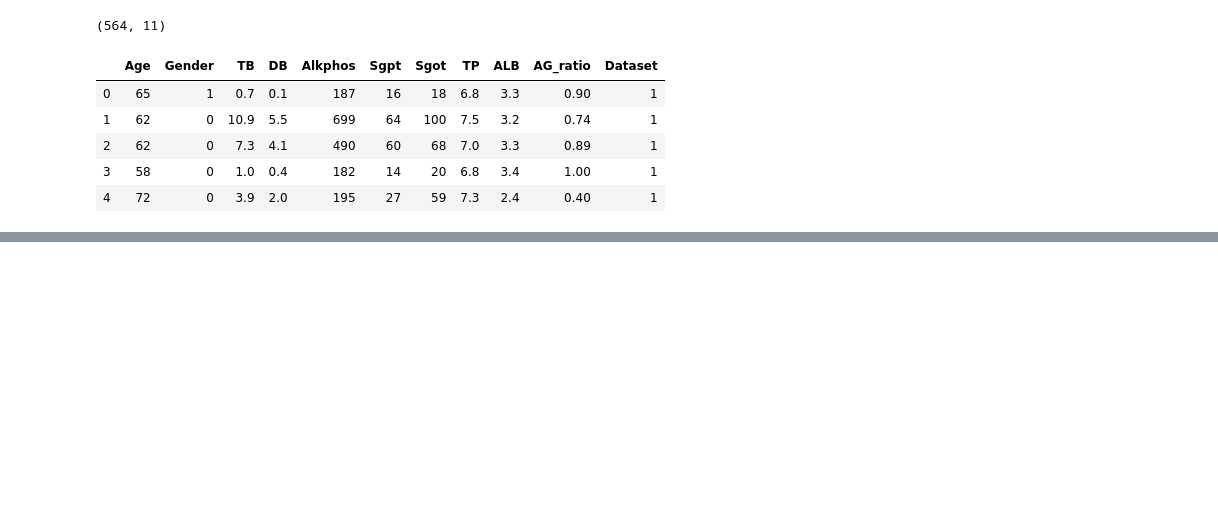
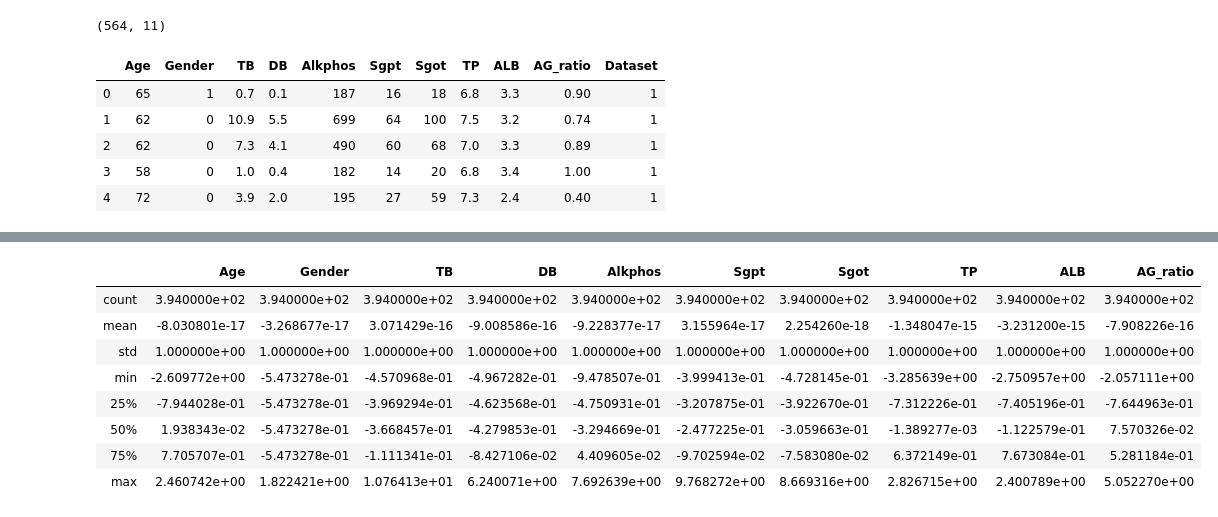
Before and after one commit to bgmallick/LiverDiseasePrediction, a Jupyter notebook: LiverDiseasePrediction.ipynb, the cells around one changed output, grey strips where cells are left out. Drawn from its saved outputs; the diff is of its cells as text; code cells hidden in the pictures; blank space fills up the shorter version.

```diff
--- a/LiverDiseasePrediction.ipynb
+++ b/LiverDiseasePrediction.ipynb
@@ -311,0 +315,9 @@ df.head()
+# %%
+# Create separate object for target variable
+y = df.Dataset
+
+# Create separate object for input features
+X = df.drop('Dataset', axis=1)
+# %%
+# Split X and y into train and test sets
+X_train, X_test, y_train, y_test = train_test_split(X, y, test_size=0.3, random_state=0, stratify=df.Dataset)
@@ -311,0 +334,19 @@ df.head()
+# %%
+train_mean = X_train.mean()
+train_std = X_train.std()
+# %%
+## Standardize the train data set
+X_train = (X_train - train_mean) / train_std
+# %%
+## Check for mean and std dev.
+X_train.describe()
+# %% [output]
+|  | Age | Gender | TB | DB | Alkphos | Sgpt | Sgot | TP | ALB | AG_ratio |
+| count | 3.940000e+02 | 3.940000e+02 | 3.940000e+02 | 3.940000e+02 | 3.940000e+02 | 3.940000e+02 | 3.940000e+02 | 3.940000e+02 | 3.940000e+02 | 3.940000e+02 |
+| mean | -8.030801e-17 | -3.268677e-17 | 3.071429e-16 | -9.008586e-16 | -9.228377e-17 | 3.155964e-17 | 2.254260e-18 | -1.348047e-15 | -3.231200e-15 | -7.908226e-16 |
+| std | 1.000000e+00 | 1.000000e+00 | 1.000000e+00 | 1.000000e+00 | 1.000000e+00 | 1.000000e+00 | 1.000000e+00 | 1.000000e+00 | 1.000000e+00 | 1.000000e+00 |
+| min | -2.609772e+00 | -5.473278e-01 | -4.570968e-01 | -4.967282e-01 | -9.478507e-01 | -3.999413e-01 | -4.728145e-01 | -3.285639e+00 | -2.750957e+00 | -2.057111e+00 |
+| 25% | -7.944028e-01 | -5.473278e-01 | -3.969294e-01 | -4.623568e-01 | -4.750931e-01 | -3.207875e-01 | -3.922670e-01 | -7.312226e-01 | -7.405196e-01 | -7.644963e-01 |
+| 50% | 1.938343e-02 | -5.473278e-01 | -3.668457e-01 | -4.279853e-01 | -3.294669e-01 | -2.477225e-01 | -3.059663e-01 | -1.389277e-03 | -1.122579e-01 | 7.570326e-02 |
+| 75% | 7.705707e-01 | -5.473278e-01 | -1.111341e-01 | -8.427106e-02 | 4.409605e-02 | -9.702594e-02 | -7.583080e-02 | 6.372149e-01 | 7.673084e-01 | 5.281184e-01 |
+| max | 2.460742e+00 | 1.822421e+00 | 1.076413e+01 | 6.240071e+00 | 7.692639e+00 | 9.768272e+00 | 8.669316e+00 | 2.826715e+00 | 2.400789e+00 | 5.052270e+00 |
```
Also changed, not shown: parts of 33 cells of this notebook.
